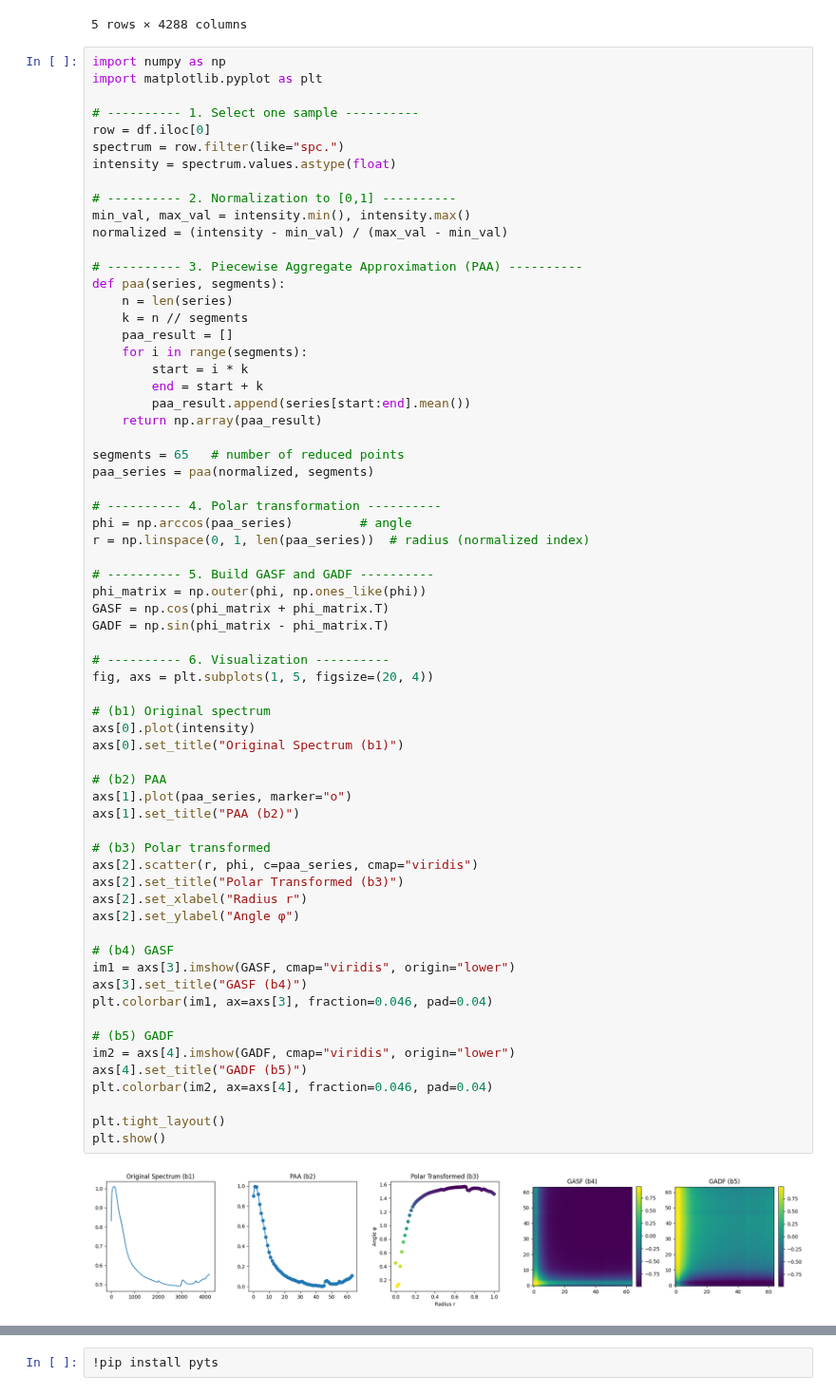
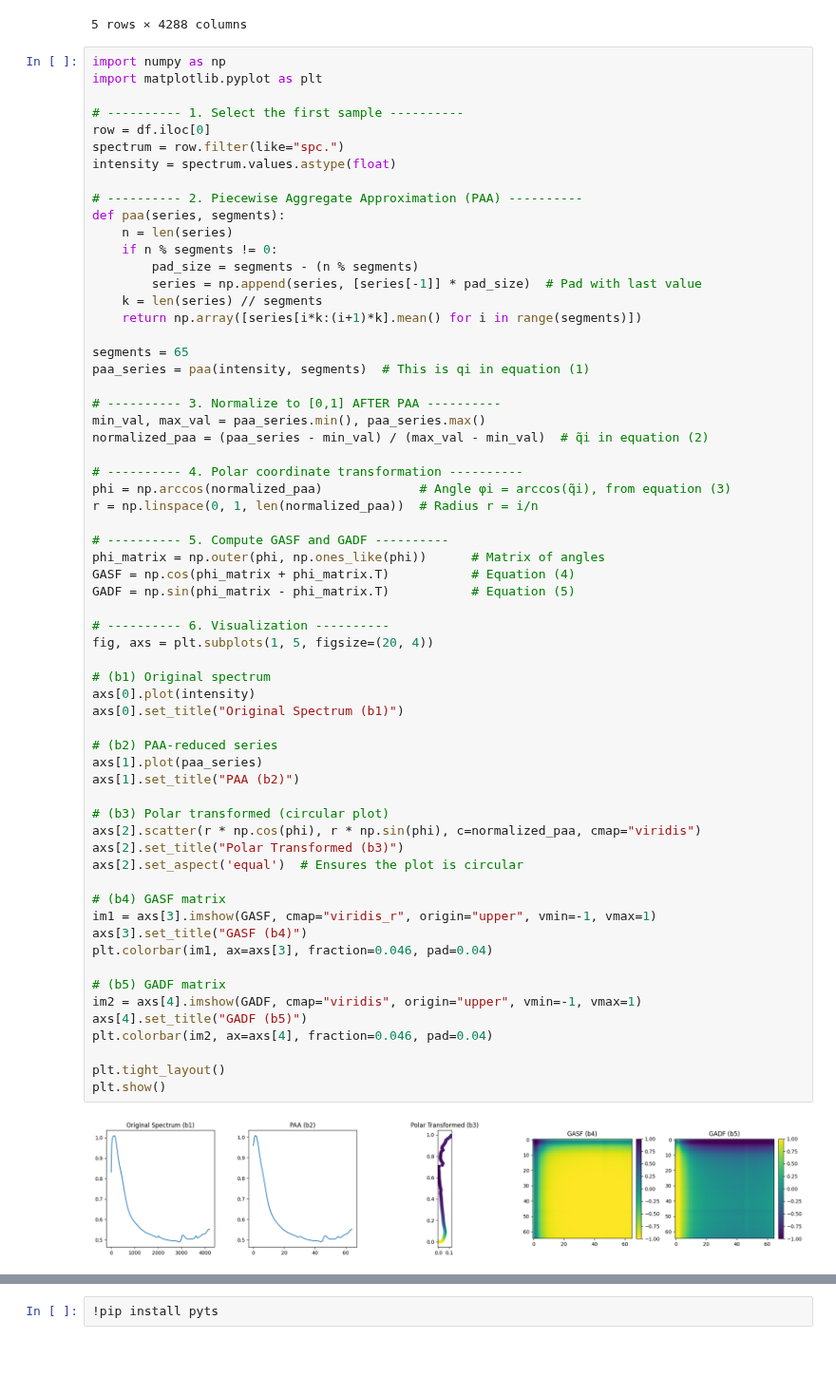
Before and after one commit to Raoina/Spectra-2-Image, a Jupyter notebook: notebooks/Image_Transformation/ 02_GAF_Transformation.ipynb, the cells around one changed output, grey strips where cells are left out. Shown at 95% size. Saved outputs shown, nothing was run; the diff lists cells and outputs as text; blank space fills up the shorter version.

```diff
--- a/notebooks/Image_Transformation/ 02_GAF_Transformation.ipynb
+++ b/notebooks/Image_Transformation/ 02_GAF_Transformation.ipynb
@@ -25,69 +25,66 @@ df.head()
 import numpy as np
 import matplotlib.pyplot as plt
 
-# ---------- 1. Select one sample ----------
+# ---------- 1. Select the first sample ----------
 row = df.iloc[0]
 spectrum = row.filter(like="spc.")
 intensity = spectrum.values.astype(float)
 
-# ---------- 2. Normalization to [0,1] ----------
-min_val, max_val = intensity.min(), intensity.max()
-normalized = (intensity - min_val) / (max_val - min_val)
-
-# ---------- 3. Piecewise Aggregate Approximation (PAA) ----------
+# ---------- 2. Piecewise Aggregate Approximation (PAA) ----------
 def paa(series, segments):
     n = len(series)
-    k = n // segments
-    paa_result = []
-    for i in range(segments):
-        start = i * k
-        end = start + k
-        paa_result.append(series[start:end].mean())
-    return np.array(paa_result)
+    if n % segments != 0:
+        pad_size = segments - (n % segments)
+        series = np.append(series, [series[-1]] * pad_size)  # Pad with last value
+    k = len(series) // segments
+    return np.array([series[i*k:(i+1)*k].mean() for i in range(segments)])
 
-segments = 65   # number of reduced points
-paa_series = paa(normalized, segments)
+segments = 65
+paa_series = paa(intensity, segments)  # This is qi in equation (1)
 
-# ---------- 4. Polar transformation ----------
-phi = np.arccos(paa_series)         # angle
-r = np.linspace(0, 1, len(paa_series))  # radius (normalized index)
+# ---------- 3. Normalize to [0,1] AFTER PAA ----------
+min_val, max_val = paa_series.min(), paa_series.max()
+normalized_paa = (paa_series - min_val) / (max_val - min_val)  # ̃qi in equation (2)
 
-# ---------- 5. Build GASF and GADF ----------
-phi_matrix = np.outer(phi, np.ones_like(phi))
-GASF = np.cos(phi_matrix + phi_matrix.T)
-GADF = np.sin(phi_matrix - phi_matrix.T)
+# ---------- 4. Polar coordinate transformation ----------
+phi = np.arccos(normalized_paa)             # Angle φi = arccos(̃qi), from equation (3)
+r = np.linspace(0, 1, len(normalized_paa))  # Radius r = i/n
+
+# ---------- 5. Compute GASF and GADF ----------
+phi_matrix = np.outer(phi, np.ones_like(phi))      # Matrix of angles
+GASF = np.cos(phi_matrix + phi_matrix.T)           # Equation (4)
+GADF = np.sin(phi_matrix - phi_matrix.T)           # Equation (5)
 
 # ---------- 6. Visualization ----------
 fig, axs = plt.subplots(1, 5, figsize=(20, 4))
 
 # (b1) Original spectrum
 axs[0].plot(intensity)
 axs[0].set_title("Original Spectrum (b1)")
 
-# (b2) PAA
-axs[1].plot(paa_series, marker="o")
+# (b2) PAA-reduced series
+axs[1].plot(paa_series)
 axs[1].set_title("PAA (b2)")
 
-# (b3) Polar transformed
-axs[2].scatter(r, phi, c=paa_series, cmap="viridis")
+# (b3) Polar transformed (circular plot)
+axs[2].scatter(r * np.cos(phi), r * np.sin(phi), c=normalized_paa, cmap="viridis")
 axs[2].set_title("Polar Transformed (b3)")
-axs[2].set_xlabel("Radius r")
-axs[2].set_ylabel("Angle φ")
+axs[2].set_aspect('equal')  # Ensures the plot is circular
 
-# (b4) GASF
-im1 = axs[3].imshow(GASF, cmap="viridis", origin="lower")
+# (b4) GASF matrix
+im1 = axs[3].imshow(GASF, cmap="viridis_r", origin="upper", vmin=-1, vmax=1)
 axs[3].set_title("GASF (b4)")
 plt.colorbar(im1, ax=axs[3], fraction=0.046, pad=0.04)
 
-# (b5) GADF
-im2 = axs[4].imshow(GADF, cmap="viridis", origin="lower")
+# (b5) GADF matrix
+im2 = axs[4].imshow(GADF, cmap="viridis", origin="upper", vmin=-1, vmax=1)
 axs[4].set_title("GADF (b5)")
 plt.colorbar(im2, ax=axs[4], fraction=0.046, pad=0.04)
 
 plt.tight_layout()
 plt.show()
 # %% [output]
-[figure, old version]
+[figure, new version]
 # %%
 import numpy as np
 import matplotlib.pyplot as plt
```
Also changed, not shown: parts of 2 cells of this notebook.
